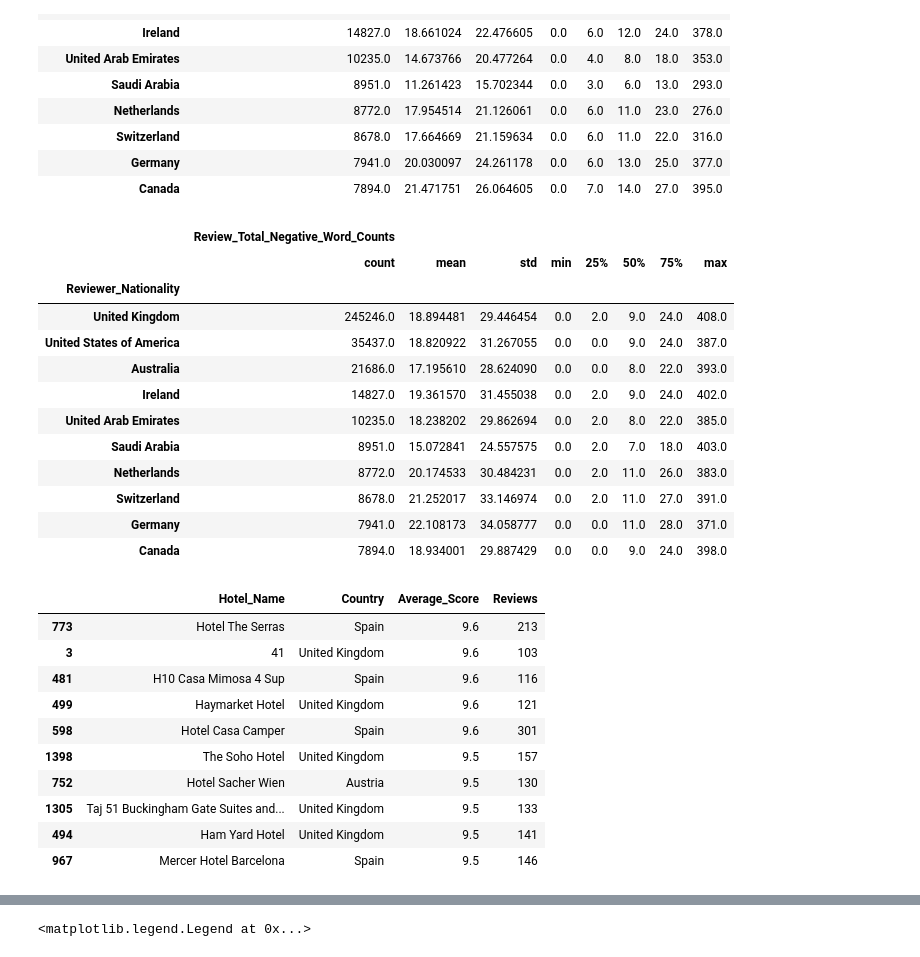
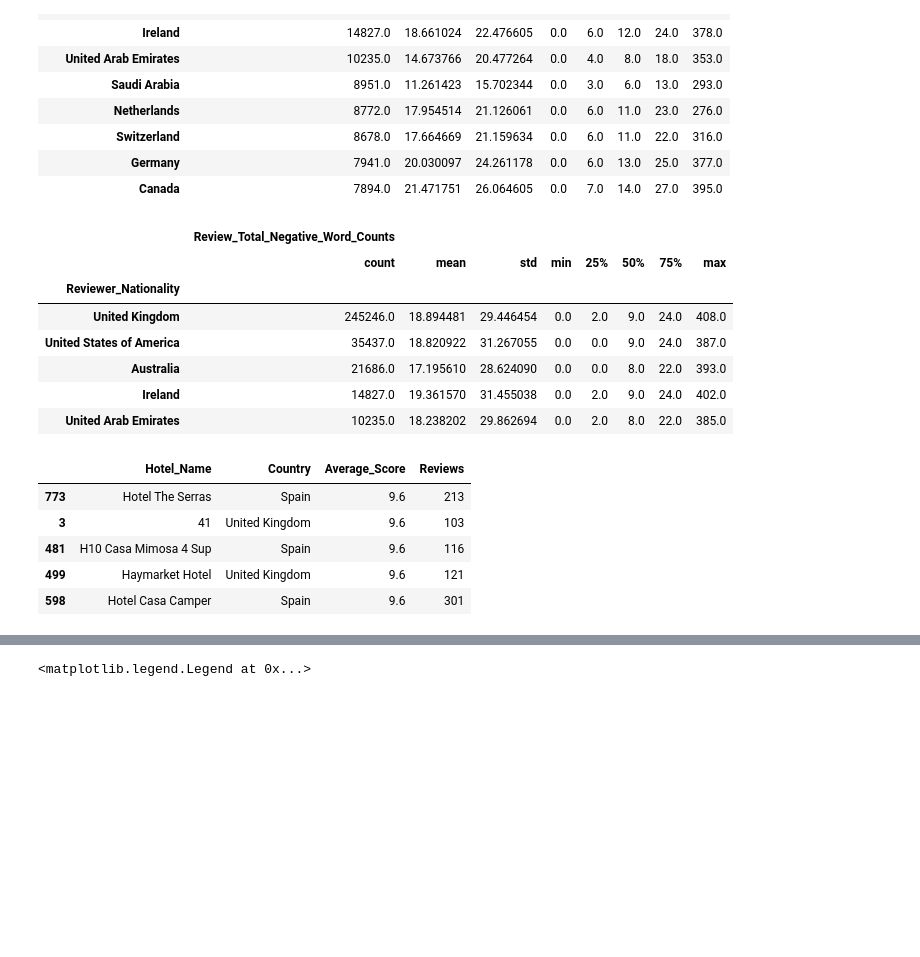
Before and after one commit to alberthr/Booking_Analysis, a Jupyter notebook: EDA.ipynb, the cells around one changed output, grey strips where cells are left out. Drawn from its saved outputs; the diff is of its cells as text; code cells hidden in the pictures; blank space fills up the shorter version.

```diff
--- a/EDA.ipynb
+++ b/EDA.ipynb
@@ -92,28 +93,23 @@ df[['Review_Total_Positive_Word_Counts', 'Reviewer_Nationality'
 # %%
 df[['Review_Total_Negative_Word_Counts', 'Reviewer_Nationality'
     ]].groupby('Reviewer_Nationality').describe().sort_values(
-        ('Review_Total_Negative_Word_Counts', 'count'), ascending=False).head(10)
+        ('Review_Total_Negative_Word_Counts', 'count'), ascending=False).head(5)
 # %% [output]
 |  | Review_Total_Negative_Word_Counts |  |  |  |  |  |  |  |
 |  | count | mean | std | min | 25% | 50% | 75% | max |
 | Reviewer_Nationality |  |  |  |  |  |  |  |  |
 | United Kingdom | 245246.0 | 18.894481 | 29.446454 | 0.0 | 2.0 | 9.0 | 24.0 | 408.0 |
 | United States of America | 35437.0 | 18.820922 | 31.267055 | 0.0 | 0.0 | 9.0 | 24.0 | 387.0 |
 | Australia | 21686.0 | 17.195610 | 28.624090 | 0.0 | 0.0 | 8.0 | 22.0 | 393.0 |
 | Ireland | 14827.0 | 19.361570 | 31.455038 | 0.0 | 2.0 | 9.0 | 24.0 | 402.0 |
 | United Arab Emirates | 10235.0 | 18.238202 | 29.862694 | 0.0 | 2.0 | 8.0 | 22.0 | 385.0 |
-| Saudi Arabia | 8951.0 | 15.072841 | 24.557575 | 0.0 | 2.0 | 7.0 | 18.0 | 403.0 |
-| Netherlands | 8772.0 | 20.174533 | 30.484231 | 0.0 | 2.0 | 11.0 | 26.0 | 383.0 |
-| Switzerland | 8678.0 | 21.252017 | 33.146974 | 0.0 | 2.0 | 11.0 | 27.0 | 391.0 |
-| Germany | 7941.0 | 22.108173 | 34.058777 | 0.0 | 0.0 | 11.0 | 28.0 | 371.0 |
-| Canada | 7894.0 | 18.934001 | 29.887429 | 0.0 | 0.0 | 9.0 | 24.0 | 398.0 |
 # %%
 count_reviews_hotel = pd.DataFrame(
     df.groupby(['Hotel_Name', 'Country', 'Average_Score']).apply(lambda x: len(x)).reset_index())
 
 count_reviews_hotel.rename(columns={0: "Reviews"}, inplace=True)
 
-count_reviews_hotel[count_reviews_hotel.Reviews > 100].sort_values('Average_Score', ascending=False).head(10)
+count_reviews_hotel[count_reviews_hotel.Reviews > 100].sort_values('Average_Score', ascending=False).head(5)
 # %% [output]
 |  | Hotel_Name | Country | Average_Score | Reviews |
 | 773 | Hotel The Serras | Spain | 9.6 | 213 |
@@ -121,11 +117,6 @@ count_reviews_hotel[count_reviews_hotel.Reviews > 100].sort_values('Average_Scor
 | 481 | H10 Casa Mimosa 4 Sup | Spain | 9.6 | 116 |
 | 499 | Haymarket Hotel | United Kingdom | 9.6 | 121 |
 | 598 | Hotel Casa Camper | Spain | 9.6 | 301 |
-| 1398 | The Soho Hotel | United Kingdom | 9.5 | 157 |
-| 752 | Hotel Sacher Wien | Austria | 9.5 | 130 |
-| 1305 | Taj 51 Buckingham Gate Suites and... | United Kingdom | 9.5 | 133 |
-| 494 | Ham Yard Hotel | United Kingdom | 9.5 | 141 |
-| 967 | Mercer Hotel Barcelona | Spain | 9.5 | 146 |
 # %%
 avg_country = df[['Diff', 'Reviewer_Nationality'
                   ]].groupby('Reviewer_Nationality').describe().sort_values(
```
Also changed, not shown: parts of 9 cells of this notebook, 1 other file.
